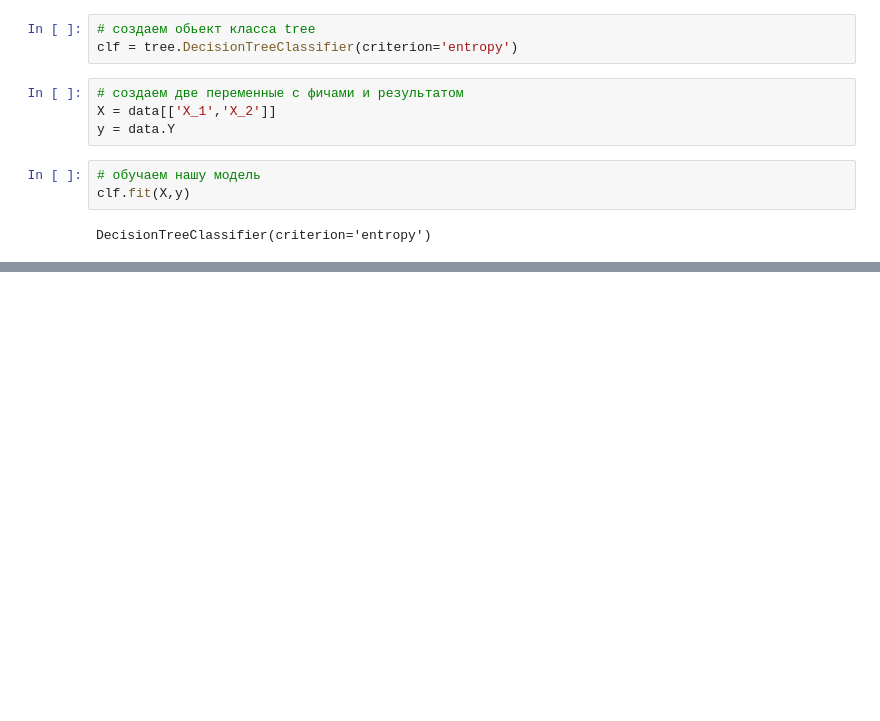
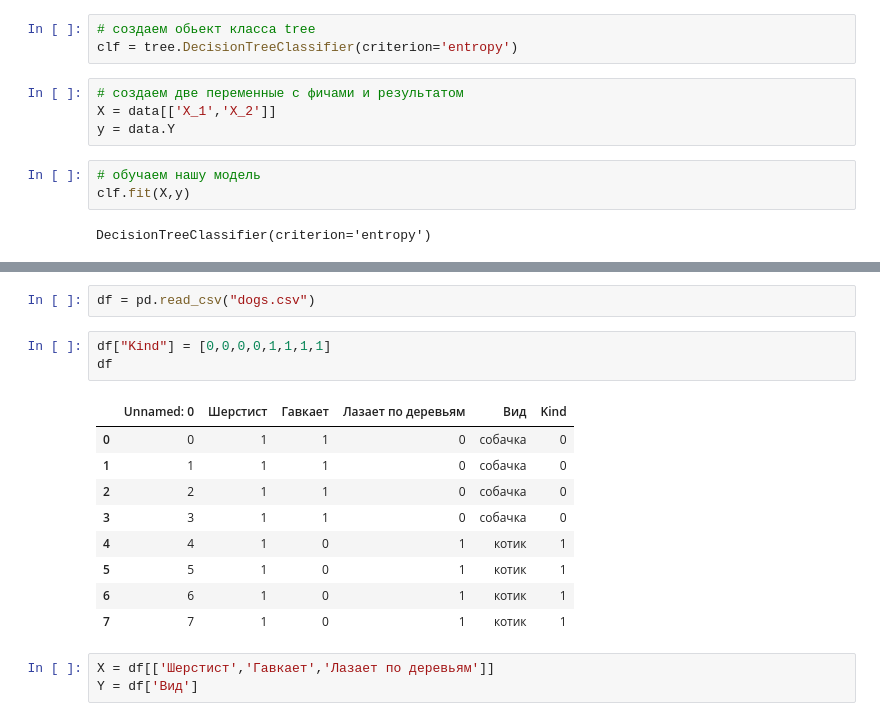
Before and after one commit to vasiljev-sr/MyJupyterNotebook, a Jupyter notebook: Stepik/Step 2/Decision Trees.ipynb, the cells around one changed output, grey strips where cells are left out. Saved outputs shown, nothing was run; the diff lists cells and outputs as text; blank space fills up the shorter version.

```diff
--- a/Stepik/Step 2/Decision Trees.ipynb
+++ b/Stepik/Step 2/Decision Trees.ipynb
@@ -32,0 +44,18 @@ DecisionTreeClassifier(criterion='entropy')
+# %%
+df = pd.read_csv("dogs.csv")
+# %%
+df["Kind"] = [0,0,0,0,1,1,1,1]
+df
+# %% [output]
+|  | Unnamed: 0 | Шерстист | Гавкает | Лазает по деревьям | Вид | Kind |
+| 0 | 0 | 1 | 1 | 0 | собачка | 0 |
+| 1 | 1 | 1 | 1 | 0 | собачка | 0 |
+| 2 | 2 | 1 | 1 | 0 | собачка | 0 |
+| 3 | 3 | 1 | 1 | 0 | собачка | 0 |
+| 4 | 4 | 1 | 0 | 1 | котик | 1 |
+| 5 | 5 | 1 | 0 | 1 | котик | 1 |
+| 6 | 6 | 1 | 0 | 1 | котик | 1 |
+| 7 | 7 | 1 | 0 | 1 | котик | 1 |
+# %%
+X = df[['Шерстист','Гавкает','Лазает по деревьям']]
+Y = df['Вид']
```
Also changed, not shown: parts of 6 cells of this notebook, 3 other files.
